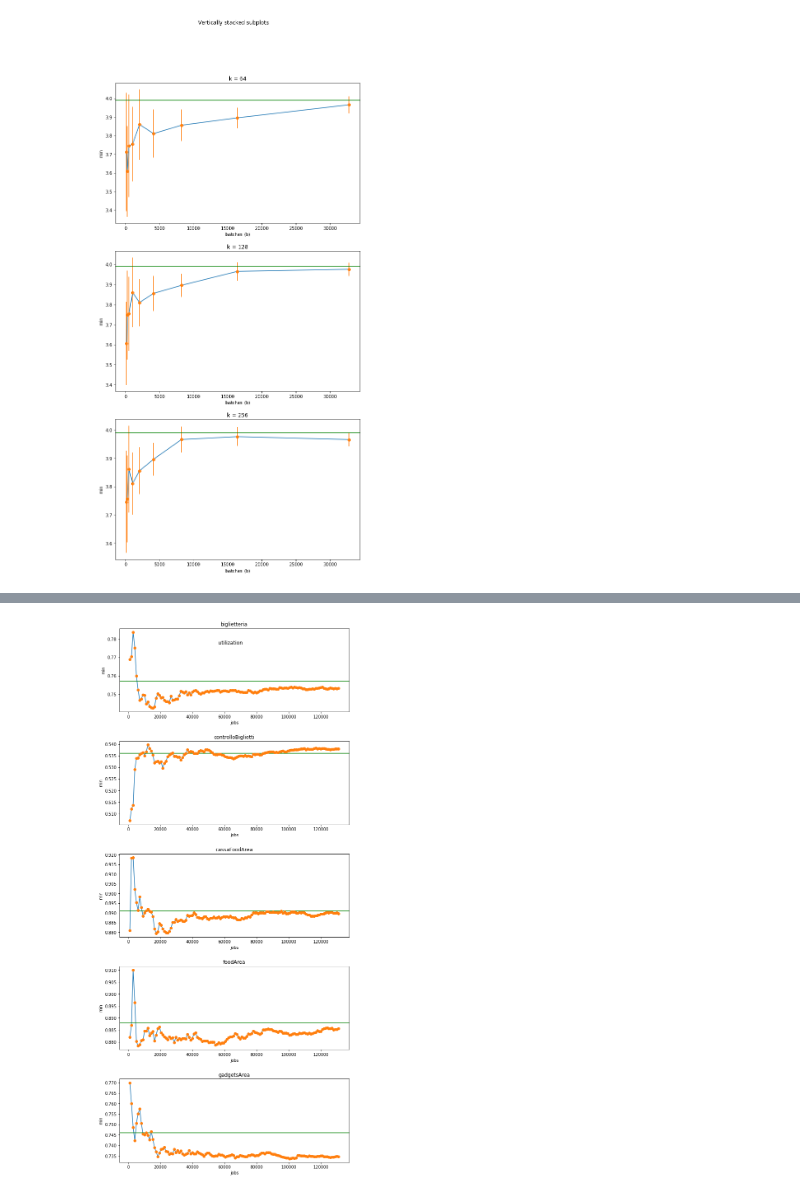
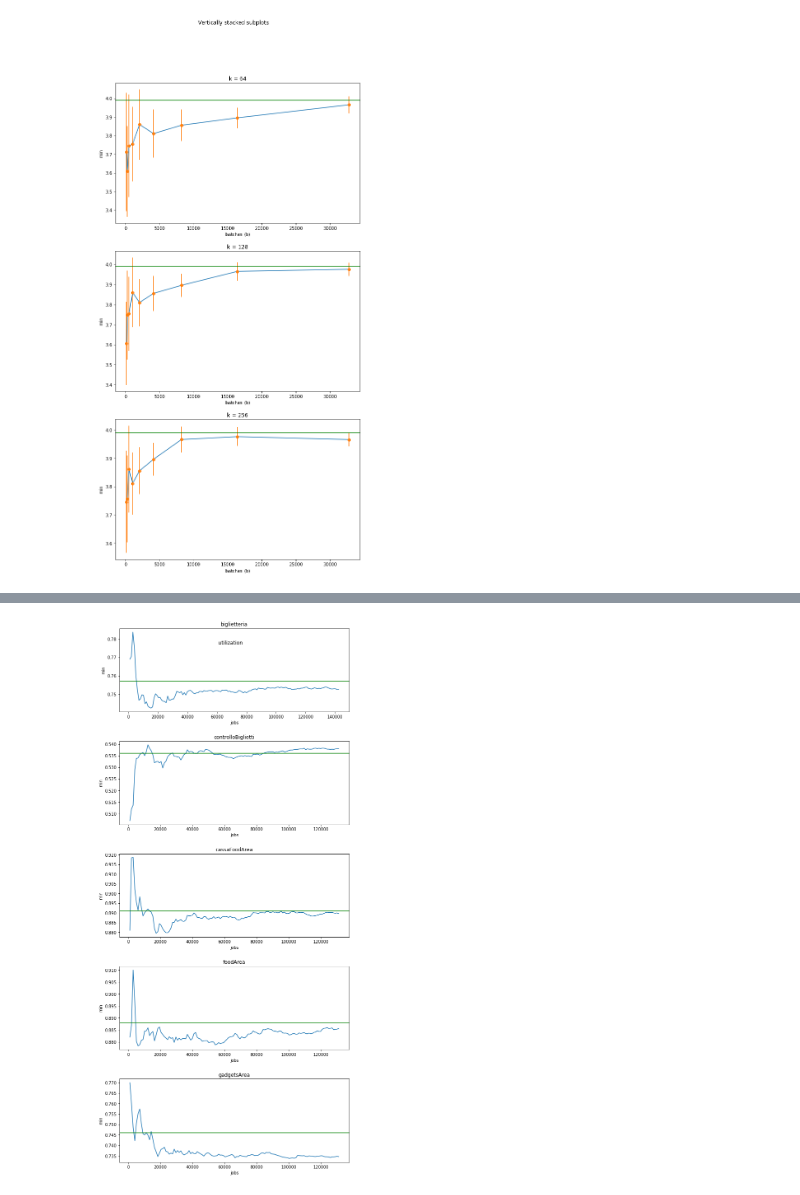
Before and after one commit to GiulioAppetito/Progetto-PMCSN, a Jupyter notebook: plots.ipynb, the cells around one changed output, grey strips where cells are left out. Drawn from its saved outputs; the diff is of its cells as text; code cells hidden in the pictures.

```diff
--- a/plots.ipynb
+++ b/plots.ipynb
@@ -293,7 +293,7 @@ def graficiVerificaUtilization():
   n = 0.0
   jobs = 0.0
 
-  for i in range(0, len(df1)):
+  for i in df1.index:
     data = df1[i]
     n+=1
     diff  = data - mean
@@ -366,49 +366,49 @@ def graficiVerificaUtilization():
   fig.suptitle('utilization')
 
   ax1.plot(x1, y1)
-  ax1.errorbar(x1, y1,fmt ='o')
+  #ax1.errorbar(x1, y1,fmt ='o')
   ax1.axhline(y=0.757, color='g', linestyle='-')
   ax1.set_title('biglietteria')
   ax1.set_xlabel('jobs')
   ax1.set_ylabel('min')
 
   ax2.plot(x2, y2)
-  ax2.errorbar(x2, y2,fmt ='o')
+  #ax2.errorbar(x2, y2,fmt ='o')
   ax2.axhline(y=0.536, color='g', linestyle='-')
   ax2.set_title('controlloBiglietti')
   ax2.set_xlabel('jobs')
   ax2.set_ylabel('min')
 
   ax3.plot(x3, y3)
-  ax3.errorbar(x3, y3,fmt ='o')
+  #ax3.errorbar(x3, y3,fmt ='o')
   ax3.axhline(y=0.891, color='g', linestyle='-')
   ax3.set_xlabel('jobs')
   ax3.set_title('cassaFoodArea')
   ax3.set_ylabel('min')
 
   ax4.plot(x4, y4)
-  ax4.errorbar(x4, y4,fmt ='o')
+  #ax4.errorbar(x4, y4,fmt ='o')
   ax4.axhline(y=0.888, color='g', linestyle='-')
   ax4.set_xlabel('jobs')
   ax4.set_title('foodArea')
   ax4.set_ylabel('min')
 
   ax5.plot(x5, y5)
-  ax5.errorbar(x5, y5,fmt ='o')
+  #ax5.errorbar(x5, y5,fmt ='o')
   ax5.axhline(y=0.746, color='g', linestyle='-')
   ax5.set_xlabel('jobs')
   ax5.set_title('gadgetsArea')
   ax5.set_ylabel('min')
   plt.subplots_adjust(left=0.125,
                     bottom=0.1,
                     right=0.9,
                     top=1.0 ,
                     wspace=0.2,
                     hspace=0.35)
 
 graficiVerificaUtilization()
 # %% [output]
-[figure, old version]
+[figure, new version]
 # %%
 def graficiVerificaUtilization():
   intervals1 = []
```
Also changed, not shown: parts of 2 cells of this notebook.
